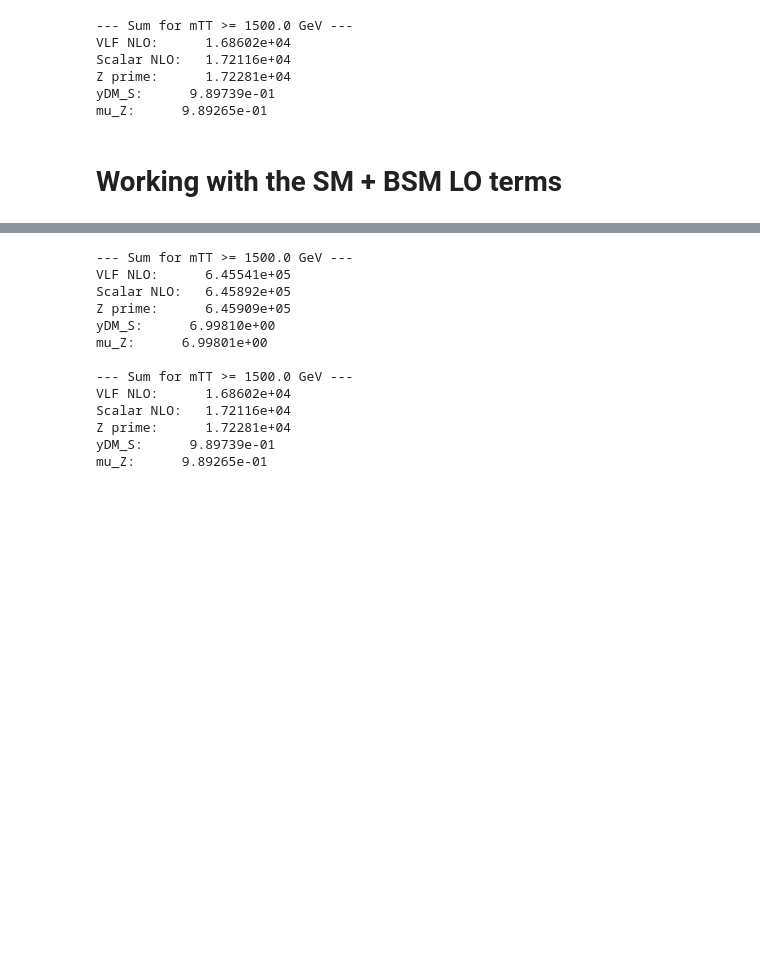
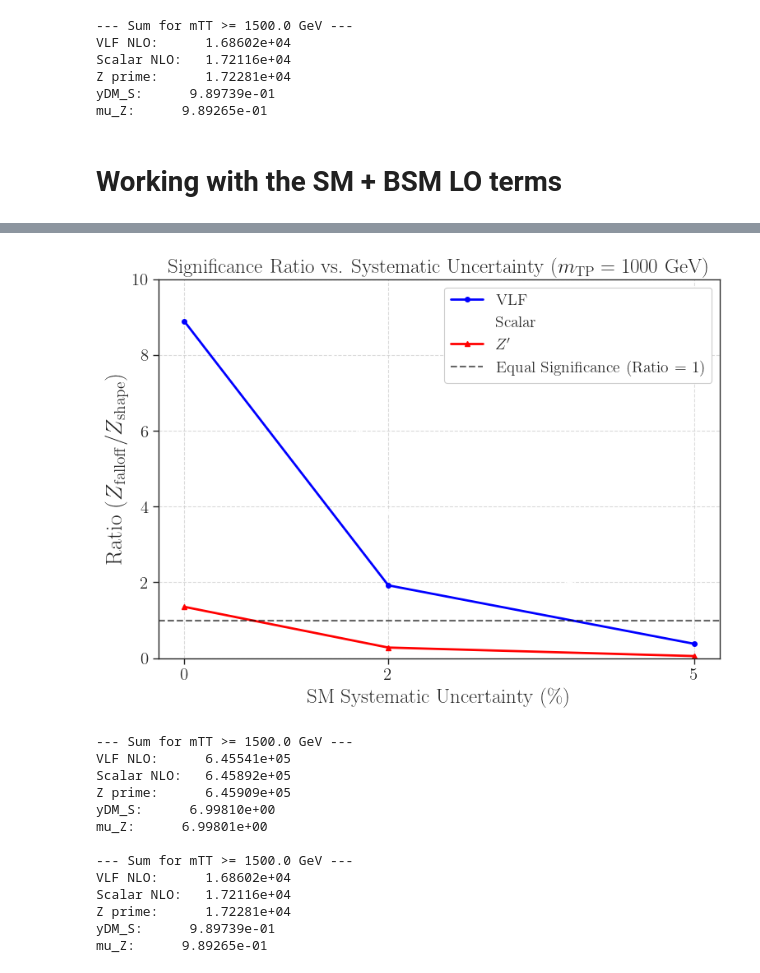
Before and after one commit to viniciusrocca/EFT_ToyModel, a Jupyter notebook: Plots/Article_method.ipynb, the cells around one changed output, grey strips where cells are left out. Drawn from its saved outputs; the diff is of its cells as text; code cells hidden in the pictures; blank space fills up the shorter version.

Commit message:
Looking into the post peak falloff method and comparing with the asimov separation

```diff
--- a/Plots/Article_method.ipynb
+++ b/Plots/Article_method.ipynb
@@ -1920,0 +2246,87 @@ Peak bin starts at: 2000.0
+# %%
+import matplotlib.pyplot as plt
+import numpy as np
+
+# Get the systematic errors from the first available model
+first_model = list(model_significances.keys())[0]
+sm_errs = sorted(list(model_significances[first_model].keys()))
+sm_errs_pct = [err * 100 for err in sm_errs]
+
+fig, ax = plt.subplots(figsize=(8, 6))
+
+# Fixed the empty string marker to 's' (square)
+markers = ['o', '', '^', 'd', 'v']
+
+# --- NEW: Define a color mapping for your models ---
+model_colors = {
+    'VLF': 'blue',
+    'Scalar': 'white',
+    r'$Z^\prime$': 'red'
+}
+# ---------------------------------------------------
+
+lines_plotted = 0
+
+for i, sig_key in enumerate(model_significances.keys()):
+    # 1. Identify the core model name in the first dictionary
+    if 'VLF' in sig_key:
+        core_name = 'VLF'
+    elif 'Scalar' in sig_key:
+        core_name = 'Scalar'
+    elif r'$Z^\prime$' in sig_key or r"$Z^\prime$" in sig_key:
+        core_name = r'$Z^\prime$'
+    else:
+        continue # Skip if we can't identify it
+
+    # 2. Find the matching key in the SM+Signal dictionary
+    matched_sm_key = None
+    for sm_key in model_significances_sm_signal.keys():
+        if core_name in sm_key:
+            matched_sm_key = sm_key
+            break
+
+    # 3. If we found a match, calculate ratios and plot
+    if matched_sm_key:
+        ratios = []
+        for err in sm_errs:
+            z_sig = model_significances[sig_key].get(err, 1.0)
+            z_sm_sig = model_significances_sm_signal[matched_sm_key].get(err, 1.0)
+
+            # Safe division
+            if z_sm_sig > 0:
+                ratio = z_sig / z_sm_sig
+            else:
+                ratio = np.nan
+
+            ratios.append(ratio)
+
+        print(f"Matched '{core_name}' -> Ratios: {ratios}")
+
+        # Plot using the clean core_name for a nicer legend, and apply the specific color
+        ax.plot(sm_errs_pct, ratios, marker=markers[i % len(markers)],
+                color=model_colors.get(core_name, 'black'), # Fallback to black if not found
+                linewidth=2, markersize=4, label=core_name)
+        lines_plotted += 1
+    else:
+        print(f"WARNING: Could not find a match for '{core_name}' in the SM+Signal dictionary!")
+
+# --- Formatting the Plot ---
+ax.axhline(1.0, color='black', linestyle='--', linewidth=1.5, alpha=0.6, label='Equal Significance (Ratio = 1)')
+
+ax.set_xlabel(r'SM Systematic Uncertainty (\%)', fontsize=18)
+ax.set_ylabel(r'Ratio $\left( Z_{\mathrm{falloff}} / Z_{\mathrm{shape}} \right)$', fontsize=20)
+ax.set_title(r'Significance Ratio vs. Systematic Uncertainty ($m_{\mathrm{TP}} = 1000$ GeV)', fontsize=18)
+
+ax.grid(True, linestyle='--', alpha=0.7)
+ax.tick_params(axis='both', which='major', labelsize=15)
+ax.set_xticks(sm_errs_pct)
+ax.set_ylim([0,10])
+
+# Only draw legend if we plotted lines
+if lines_plotted > 0:
+    ax.legend(fontsize=14, loc='best', framealpha=1.0)
+
+plt.tight_layout()
+#plt.savefig('Significance_Ratio_Comparison.png', dpi=300, bbox_inches='tight')
+plt.show()
+# %% [output]
@@ -1921,3 +2336,4 @@ Peak bin starts at: 2000.0
+[figure, added]
 # %%
 mTT_start = 1.5 * mPsiT
 tail_mask = bins[:-1] >= mTT_start
```
Also changed, not shown: parts of 8 cells of this notebook, 2 other files.
